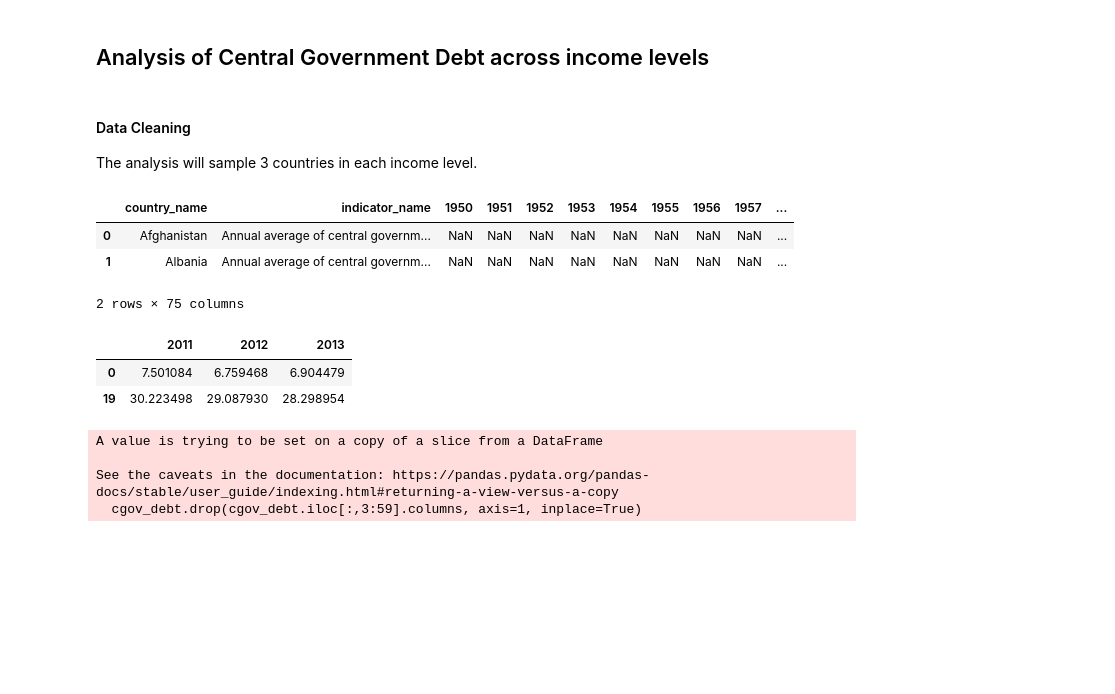
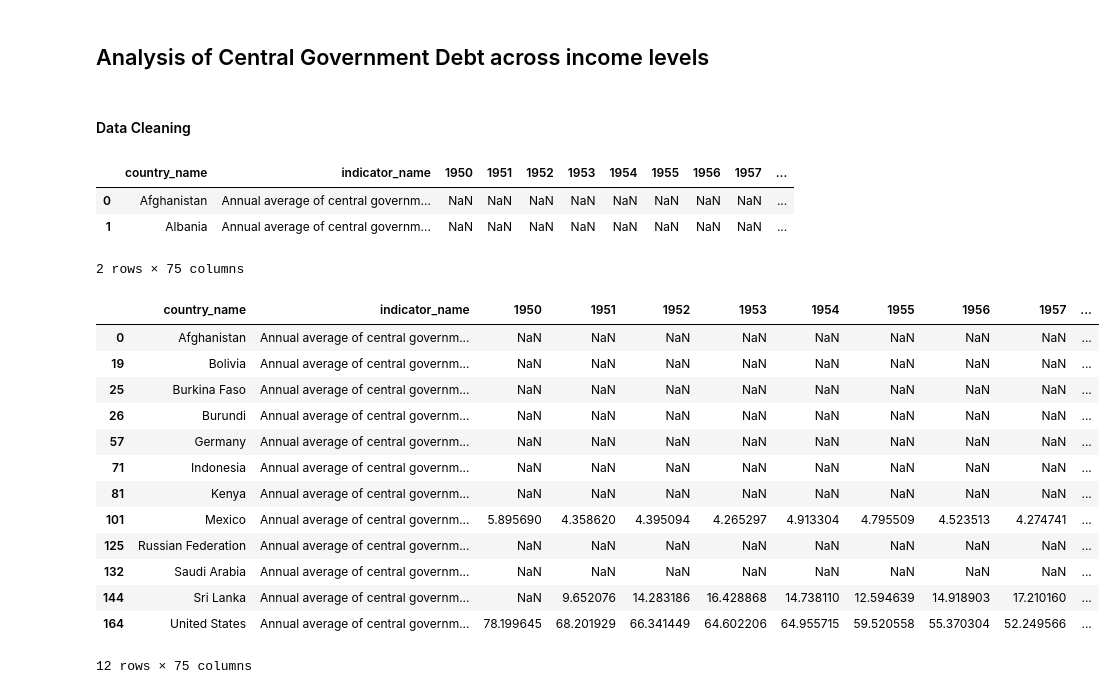
Before and after one commit to WamzMwangi/Global_Debt_Analysis, a Jupyter notebook: Central Government Debt.ipynb, the cells around one changed output. Saved outputs shown, nothing was run; the diff lists cells and outputs as text; code cells hidden in the pictures; blank space fills up the shorter version.

```diff
--- a/Central Government Debt.ipynb
+++ b/Central Government Debt.ipynb
@@ -7,7 +7,6 @@ import matplotlib.pyplot as plt
 ## Analysis of Central Government Debt across income levels
 # %% [markdown]
 #### Data Cleaning
-The analysis will sample 3 countries in each income level.
 # %%
 #read data
 file_path=r"C:\Users\User\Desktop\Global Debt Database\central_government_debt.csv"
@@ -21,21 +20,27 @@ central_govdebt.head(2)
 2 rows × 75 columns
 # %%
 #Filter out to include only sample countries
-countries=['Afghanistan','Burundi','Burkina Faso','Sri Lanka','Bolivia','Kenya','Mexcico','China',
+countries=['Afghanistan','Burundi','Burkina Faso','Sri Lanka','Bolivia','Kenya','Mexico','Russian Federation',
            'Indonesia','Saudi Arabia','Germany','United States']
 # %%
-cgov_debt=central_govdebt[central_govdebt['country_name'].isin(countries)]
+govdebt=central_govdebt[central_govdebt['country_name'].isin(countries)]
 # %%
-cgov_debt.head(2)
+govdebt
 # %% [output]
-|  | 2011 | 2012 | 2013 |
-| 0 | 7.501084 | 6.759468 | 6.904479 |
-| 19 | 30.223498 | 29.087930 | 28.298954 |
+|  | country_name | indicator_name | 1950 | 1951 | 1952 | 1953 | 1954 | 1955 | 1956 | 1957 | ... |
+| 0 | Afghanistan | Annual average of central governm... | NaN | NaN | NaN | NaN | NaN | NaN | NaN | NaN | ... |
+| 19 | Bolivia | Annual average of central governm... | NaN | NaN | NaN | NaN | NaN | NaN | NaN | NaN | ... |
+| 25 | Burkina Faso | Annual average of central governm... | NaN | NaN | NaN | NaN | NaN | NaN | NaN | NaN | ... |
+| 26 | Burundi | Annual average of central governm... | NaN | NaN | NaN | NaN | NaN | NaN | NaN | NaN | ... |
+| 57 | Germany | Annual average of central governm... | NaN | NaN | NaN | NaN | NaN | NaN | NaN | NaN | ... |
+| 71 | Indonesia | Annual average of central governm... | NaN | NaN | NaN | NaN | NaN | NaN | NaN | NaN | ... |
+| 81 | Kenya | Annual average of central governm... | NaN | NaN | NaN | NaN | NaN | NaN | NaN | NaN | ... |
+| 101 | Mexico | Annual average of central governm... | 5.895690 | 4.358620 | 4.395094 | 4.265297 | 4.913304 | 4.795509 | 4.523513 | 4.274741 | ... |
+| 125 | Russian Federation | Annual average of central governm... | NaN | NaN | NaN | NaN | NaN | NaN | NaN | NaN | ... |
+| 132 | Saudi Arabia | Annual average of central governm... | NaN | NaN | NaN | NaN | NaN | NaN | NaN | NaN | ... |
+| 144 | Sri Lanka | Annual average of central governm... | NaN | 9.652076 | 14.283186 | 16.428868 | 14.738110 | 12.594639 | 14.918903 | 17.210160 | ... |
+| 164 | United States | Annual average of central governm... | 78.199645 | 68.201929 | 66.341449 | 64.602206 | 64.955715 | 59.520558 | 55.370304 | 52.249566 | ... |
+12 rows × 75 columns
 # %%
 #now we drop columns of years outside our range of interest-2010-2022
-cgov_debt.drop(cgov_debt.iloc[:,3:59].columns, axis=1, inplace=True)
+data=govdebt.drop(govdebt.iloc[:,2:62].columns, axis=1, inplace=False)
-# %% [output]
-A value is trying to be set on a copy of a slice from a DataFrame
-
-See the caveats in the documentation: https://pandas.pydata.org/pandas-docs/stable/user_guide/indexing.html#returning-a-view-versus-a-copy
-  cgov_debt.drop(cgov_debt.iloc[:,3:59].columns, axis=1, inplace=True)
```
Also changed, not shown: parts of 22 cells of this notebook.
